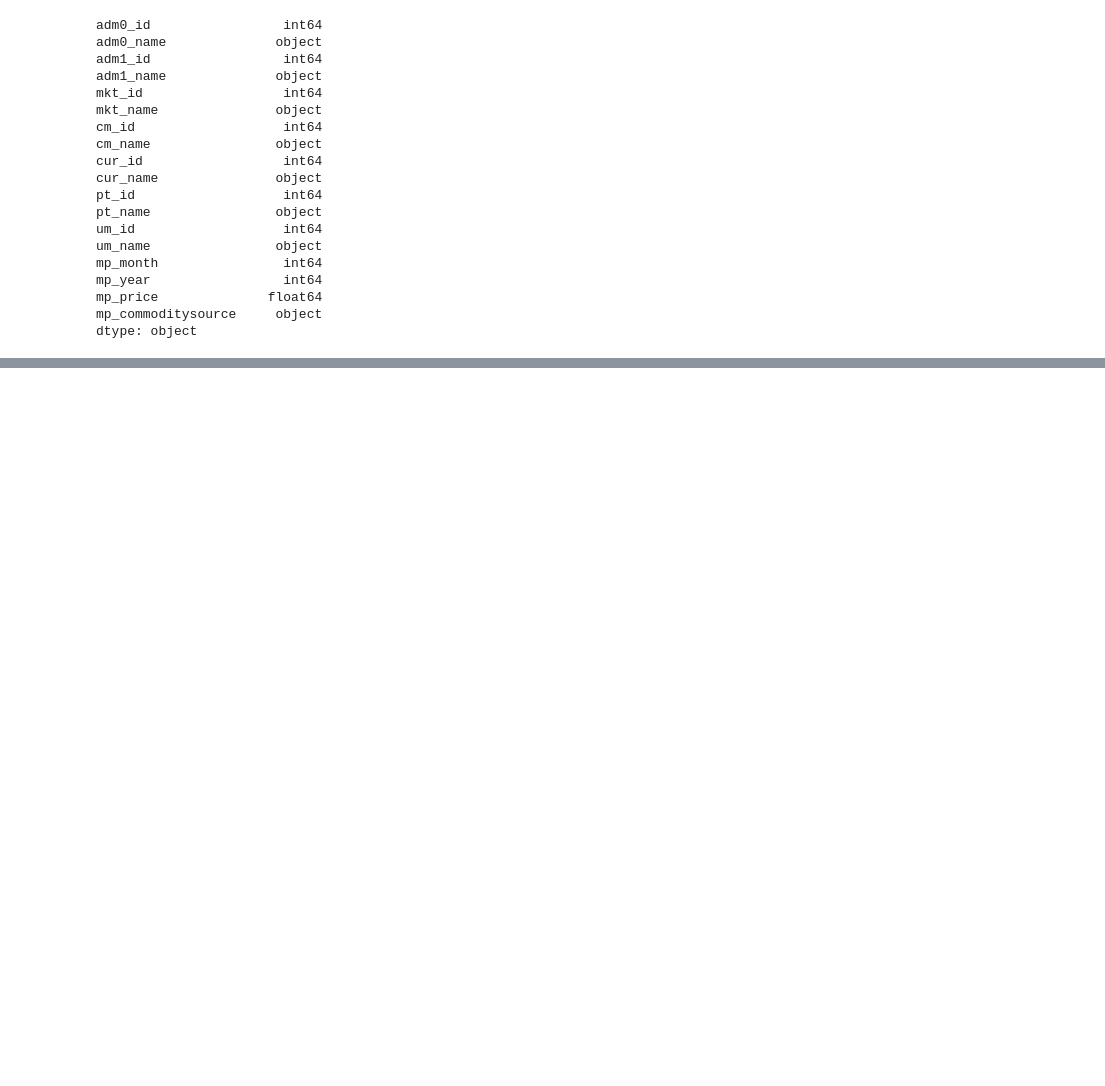
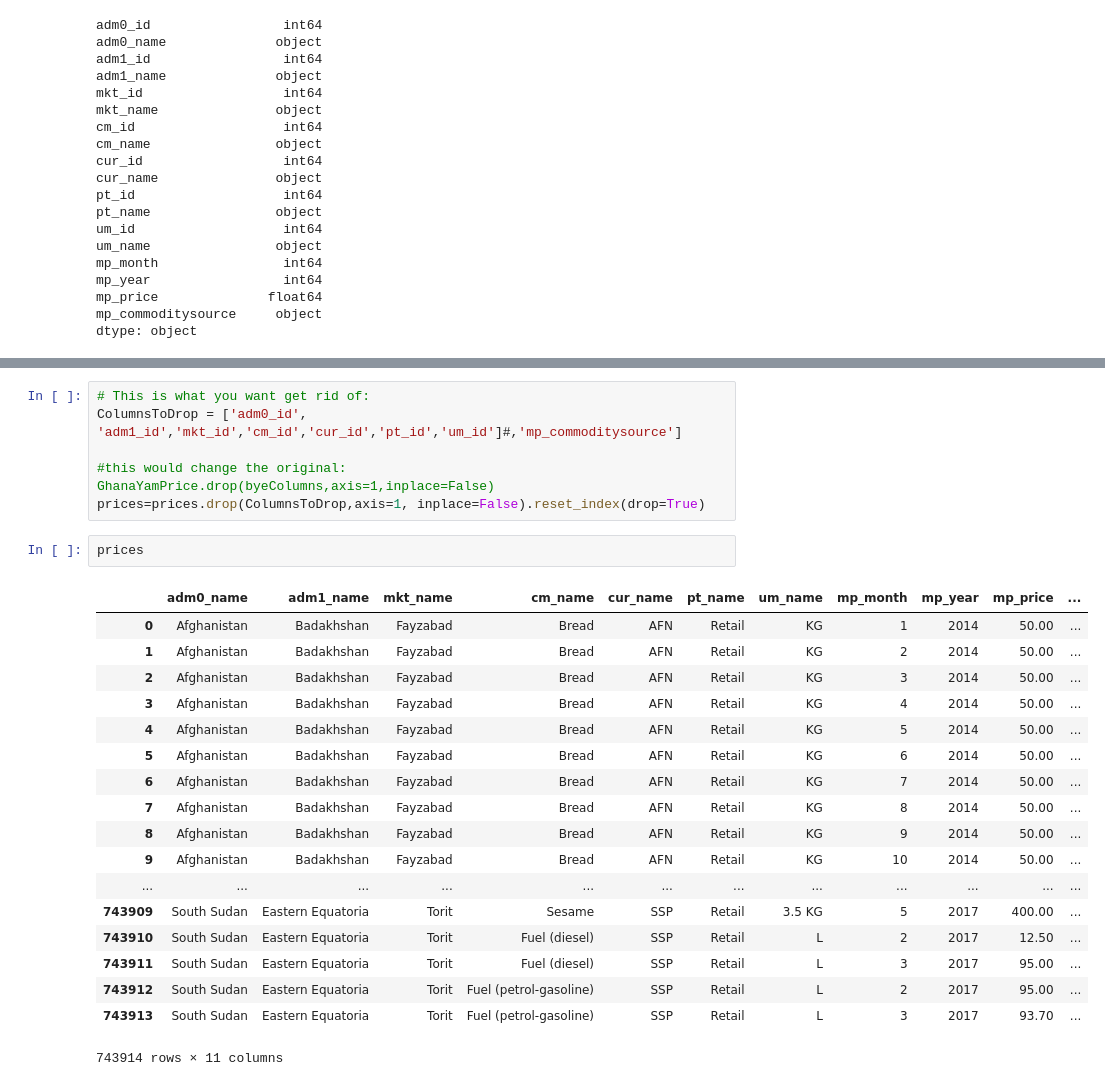
Before and after one commit to vzakhozhyi/599-A-Final-Project, a Jupyter notebook: Test-VZ.ipynb, the cells around one changed output, grey strips where cells are left out. Drawn from its saved outputs; the diff is of its cells as text; blank space fills up the shorter version.

```diff
--- a/Test-VZ.ipynb
+++ b/Test-VZ.ipynb
@@ -70,0 +142,27 @@ dtype: object
+# %%
+# This is what you want get rid of:
+ColumnsToDrop = ['adm0_id', 'adm1_id','mkt_id','cm_id','cur_id','pt_id','um_id']#,'mp_commoditysource']
+
+#this would change the original: GhanaYamPrice.drop(byeColumns,axis=1,inplace=False)
+prices=prices.drop(ColumnsToDrop,axis=1, inplace=False).reset_index(drop=True)
+# %%
+prices
+# %% [output]
+|  | adm0_name | adm1_name | mkt_name | cm_name | cur_name | pt_name | um_name | mp_month | mp_year | mp_price | ... |
+| 0 | Afghanistan | Badakhshan | Fayzabad | Bread | AFN | Retail | KG | 1 | 2014 | 50.00 | ... |
+| 1 | Afghanistan | Badakhshan | Fayzabad | Bread | AFN | Retail | KG | 2 | 2014 | 50.00 | ... |
+| 2 | Afghanistan | Badakhshan | Fayzabad | Bread | AFN | Retail | KG | 3 | 2014 | 50.00 | ... |
+| 3 | Afghanistan | Badakhshan | Fayzabad | Bread | AFN | Retail | KG | 4 | 2014 | 50.00 | ... |
+| 4 | Afghanistan | Badakhshan | Fayzabad | Bread | AFN | Retail | KG | 5 | 2014 | 50.00 | ... |
+| 5 | Afghanistan | Badakhshan | Fayzabad | Bread | AFN | Retail | KG | 6 | 2014 | 50.00 | ... |
+| 6 | Afghanistan | Badakhshan | Fayzabad | Bread | AFN | Retail | KG | 7 | 2014 | 50.00 | ... |
+| 7 | Afghanistan | Badakhshan | Fayzabad | Bread | AFN | Retail | KG | 8 | 2014 | 50.00 | ... |
+| 8 | Afghanistan | Badakhshan | Fayzabad | Bread | AFN | Retail | KG | 9 | 2014 | 50.00 | ... |
+| 9 | Afghanistan | Badakhshan | Fayzabad | Bread | AFN | Retail | KG | 10 | 2014 | 50.00 | ... |
+| ... | ... | ... | ... | ... | ... | ... | ... | ... | ... | ... | ... |
+| 743909 | South Sudan | Eastern Equatoria | Torit | Sesame | SSP | Retail | 3.5 KG | 5 | 2017 | 400.00 | ... |
+| 743910 | South Sudan | Eastern Equatoria | Torit | Fuel (diesel) | SSP | Retail | L | 2 | 2017 | 12.50 | ... |
+| 743911 | South Sudan | Eastern Equatoria | Torit | Fuel (diesel) | SSP | Retail | L | 3 | 2017 | 95.00 | ... |
+| 743912 | South Sudan | Eastern Equatoria | Torit | Fuel (petrol-gasoline) | SSP | Retail | L | 2 | 2017 | 95.00 | ... |
+| 743913 | South Sudan | Eastern Equatoria | Torit | Fuel (petrol-gasoline) | SSP | Retail | L | 3 | 2017 | 93.70 | ... |
+743914 rows × 11 columns
```
Also changed, not shown: parts of 14 cells of this notebook.
